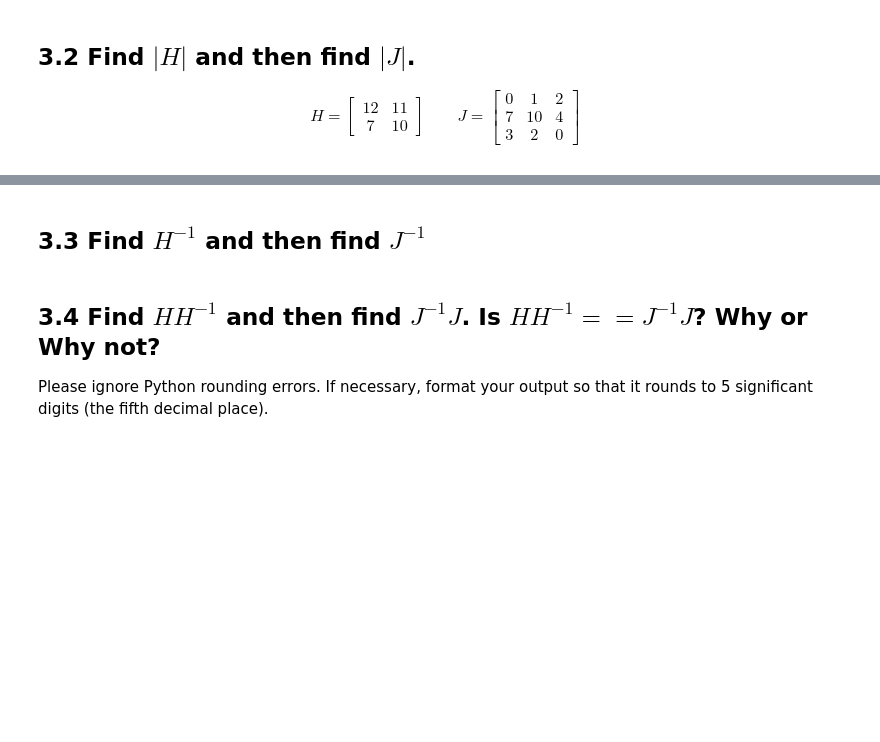
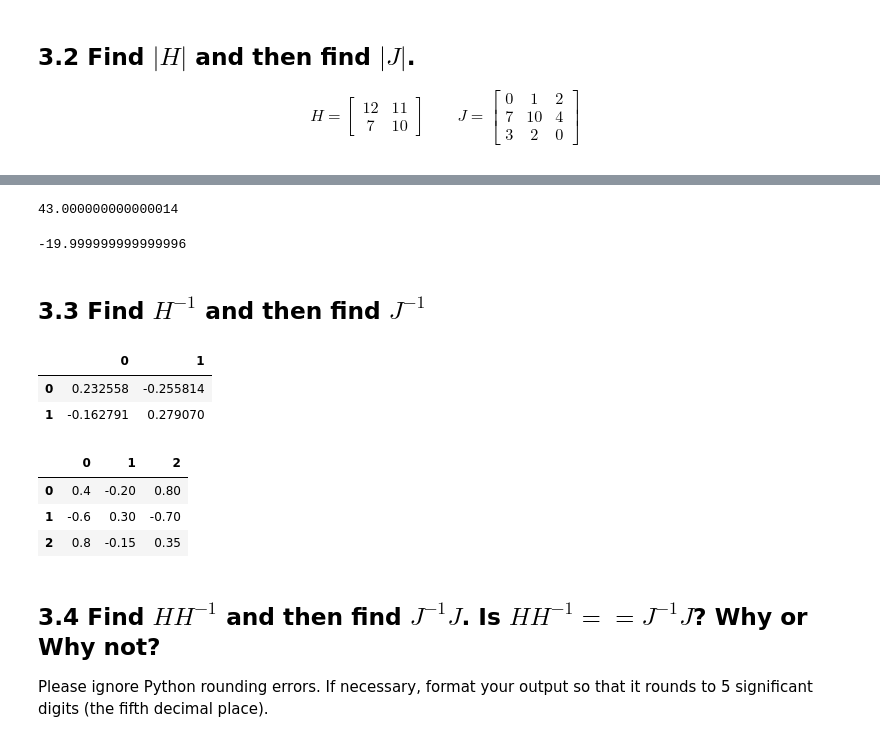
Before and after one commit to Khislatz/DS-Unit-1-Sprint-3-Linear-Algebra, a Jupyter notebook: module1-vectors-and-matrices/Khislat_Zhuraeva_LS_DS_131_Vectors_and_Matrices_Assignment.ipynb, the cells around one changed output, grey strips where cells are left out. Saved outputs shown, nothing was run; the diff lists cells and outputs as text; code cells hidden in the pictures; blank space fills up the shorter version.

```diff
--- a/module1-vectors-and-matrices/Khislat_Zhuraeva_LS_DS_131_Vectors_and_Matrices_Assignment.ipynb
+++ b/module1-vectors-and-matrices/Khislat_Zhuraeva_LS_DS_131_Vectors_and_Matrices_Assignment.ipynb
@@ -397,3 +475,11 @@ J=
 3 & 2 & 0
 \end{bmatrix}
 \end{align}
+# %%
+H = np.array([[12,11],
+              [7,10]])
+J = np.array([[0,1,2],
+              [7,10,4],
+              [3,2,0]])
+print(pd.DataFrame(H))
+print(pd.DataFrame(J))
@@ -400,5 +494,32 @@ J=
+# %%
+# |H| Determinant of H
+np.linalg.det(H) #scalar
+# %% [output]
+43.000000000000014
+# %%
+# |J| Determinant of J
+np.linalg.det(J) #scalar
+# %% [output]
+-19.999999999999996
 # %% [markdown]
 ## 3.3 Find $H^{-1}$ and then find $J^{-1}$
+# %%
+#Inverse of H and J
+H_inverse = np.linalg.inv(H)
+pd.DataFrame(H_inverse)
+# %% [output]
+|  | 0 | 1 |
+| 0 | 0.232558 | -0.255814 |
+| 1 | -0.162791 | 0.279070 |
+# %%
+#Inverse of J
+J_inverse = np.linalg.inv(J)
+pd.DataFrame(J_inverse)
+# %% [output]
+|  | 0 | 1 | 2 |
+| 0 | 0.4 | -0.20 | 0.80 |
+| 1 | -0.6 | 0.30 | -0.70 |
+| 2 | 0.8 | -0.15 | 0.35 |
 # %% [markdown]
 ## 3.4 Find $HH^{-1}$ and then find $J^{-1}J$. Is $HH^{-1} == J^{-1}J$? Why or Why not?
 
```
Also changed, not shown: parts of 22 cells of this notebook.
